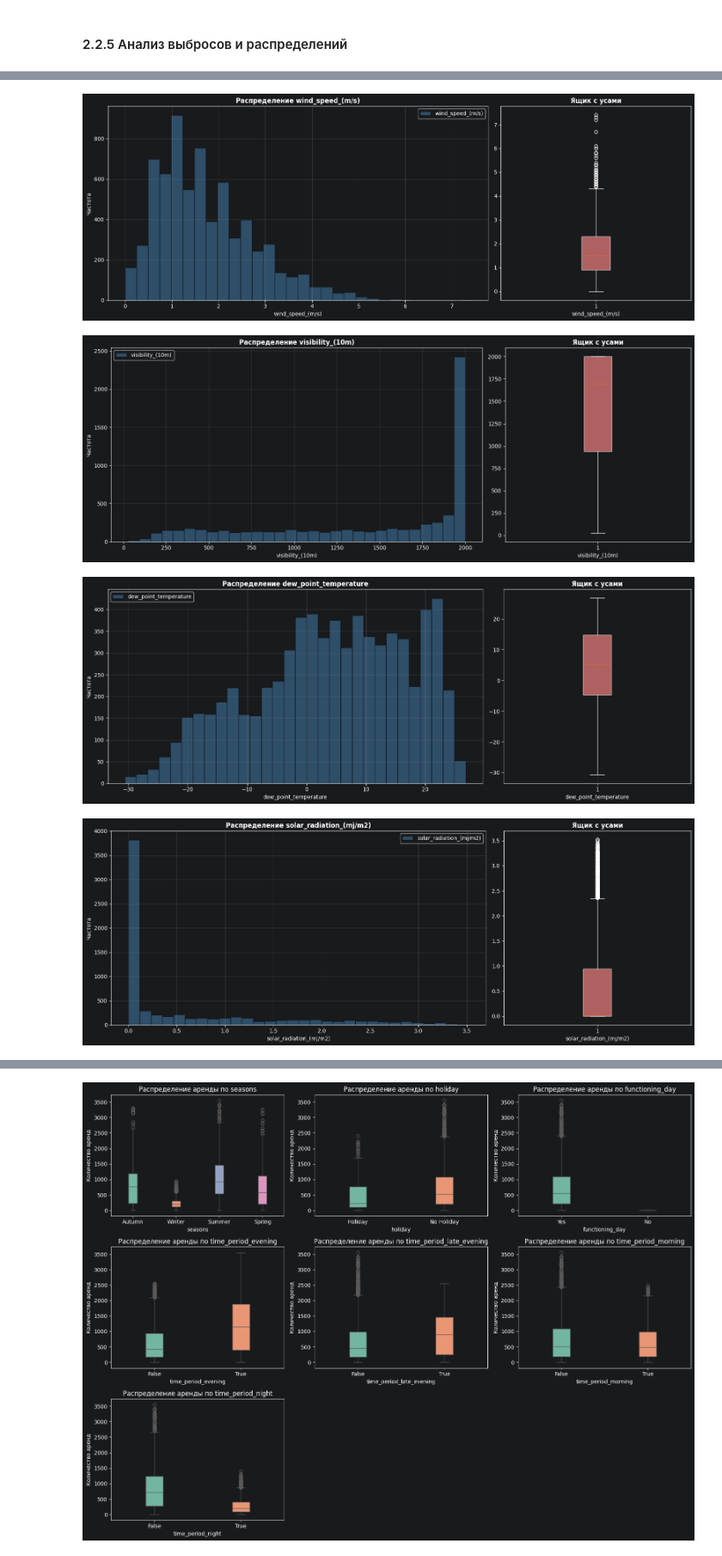
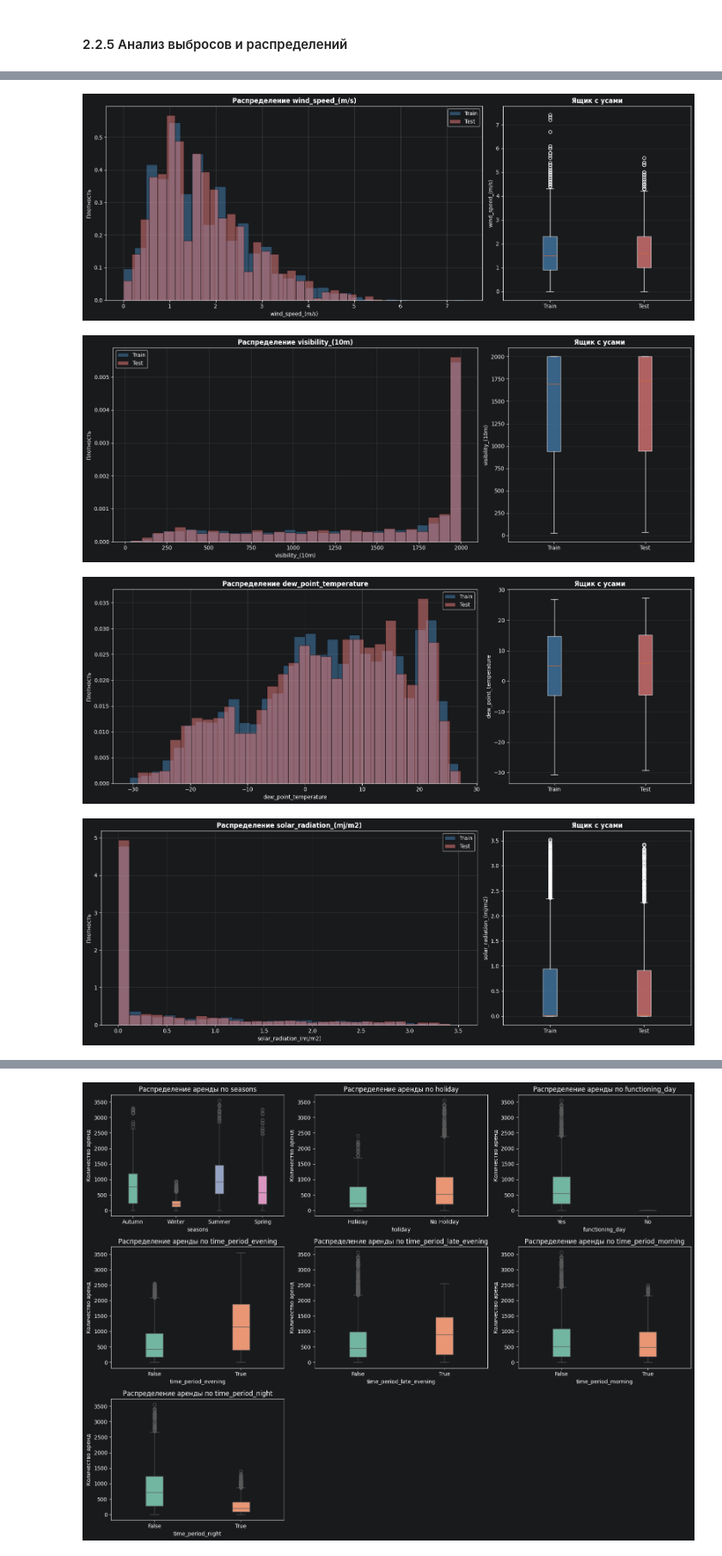
Before and after one commit to msesemov/DS_kNN_DecisionTree_Sprint_14, a Jupyter notebook: aea26662-7a1c-4bb0-a7e3-f44040d6783d.ipynb, the cells around one changed output, grey strips where cells are left out. Shown at 86% size. Drawn from its saved outputs; the diff is of its cells as text; code cells hidden in the pictures.

```diff
--- a/aea26662-7a1c-4bb0-a7e3-f44040d6783d.ipynb
+++ b/aea26662-7a1c-4bb0-a7e3-f44040d6783d.ipynb
@@ -576,22 +1005,31 @@ memory usage: 321.9 KB
 # %%
 # Функция для отрисовки распределения по
 def plot_distribution(
-        tmp_df, cols,
+        datasets, cols,
         figsize=(16, 6), fontsize=12, bins=40, density=True
 ):
-    y_label = 'Плотность'
-    if not density:
-        y_label = 'Частота'
+    colors = ['steelblue', 'lightcoral']
+    dataset_names = ['Train', 'Test']
+    y_label = 'Плотность' if density else 'Частота'
+
     for col in cols:
         fig, axes = plt.subplots(
             1, 2, figsize=figsize, gridspec_kw={'width_ratios': [2, 1]}
         )
-        data = tmp_df[col].dropna()
+        all_data = []
+        all_labels = []
+
         ax1 = axes[0]
-        ax1.hist(
-            data, bins=bins, alpha=0.5, label=col,
-            color='steelblue', edgecolor='black', density=density
+        for i, (X, name) in enumerate(zip(datasets, dataset_names)):
+            data = X[col].dropna()
+            all_data.append(data)
+            all_labels.append(name)
+
+            ax1.hist(
+                data, bins=bins, alpha=0.5, label=name,
+                color=colors[i], edgecolor='black', density=density
             )
+
         ax1.set_title(f'Распределение {col}', fontsize=fontsize, fontweight='bold')
         ax1.set_xlabel(col)
         ax1.set_ylabel(y_label)
@@ -599,15 +1037,15 @@ def plot_distribution(
         ax1.grid(True, alpha=0.3)
 
         ax2 = axes[1]
-        box = ax2.boxplot(data, vert=True, patch_artist=True)
+        box = ax2.boxplot(all_data, vert=True, patch_artist=True, tick_labels=all_labels)
 
-        ax2.set_xlabel(col)
+        for i, patch in enumerate(box['boxes']):
+            patch.set_facecolor(colors[i])
+            patch.set_alpha(0.7)
+
+        ax2.set_ylabel(col)
         ax2.set_title('Ящик с усами', fontsize=fontsize, fontweight='bold')
-        ax2.grid(True, alpha=0.2, axis='x')
-
-        for patch in box['boxes']:
-            patch.set_facecolor('lightcoral')
-            patch.set_alpha(0.7)
+        ax2.grid(True, alpha=0.2, axis='y')
 
         plt.tight_layout()
         plt.show()
@@ -623,5 +1061,5 @@ numeric_features = [
     'rainfall(mm)',
     'snowfall_(cm)'
 ]
-plot_distribution(X_train, numeric_features, bins=30, density=False)
+plot_distribution([X_train, X_test], numeric_features, bins=30)
 # %% [output]
@@ -630,4 +1068,4 @@ plot_distribution(X_train, numeric_features, bins=30, density=False)
-[figure, old version]
+[figure, new version]
-[figure, old version]
+[figure, new version]
-[figure, old version]
+[figure, new version]
-[figure, old version]
+[figure, new version]
```
Also changed, not shown: parts of 80 cells of this notebook.
